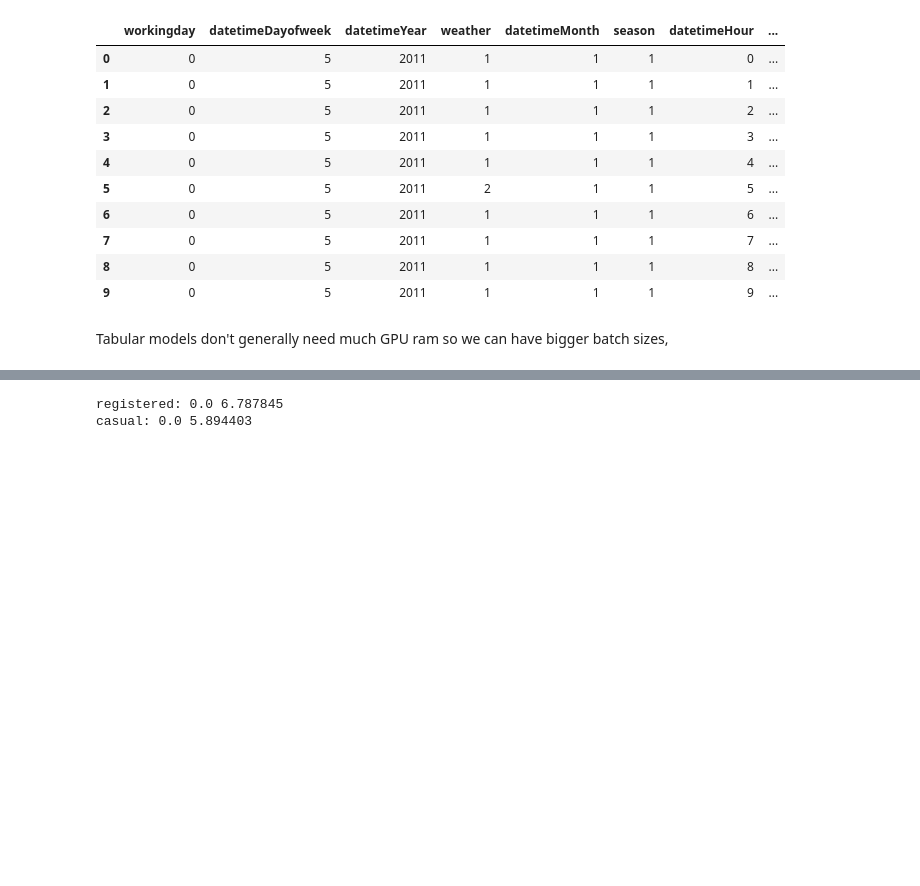
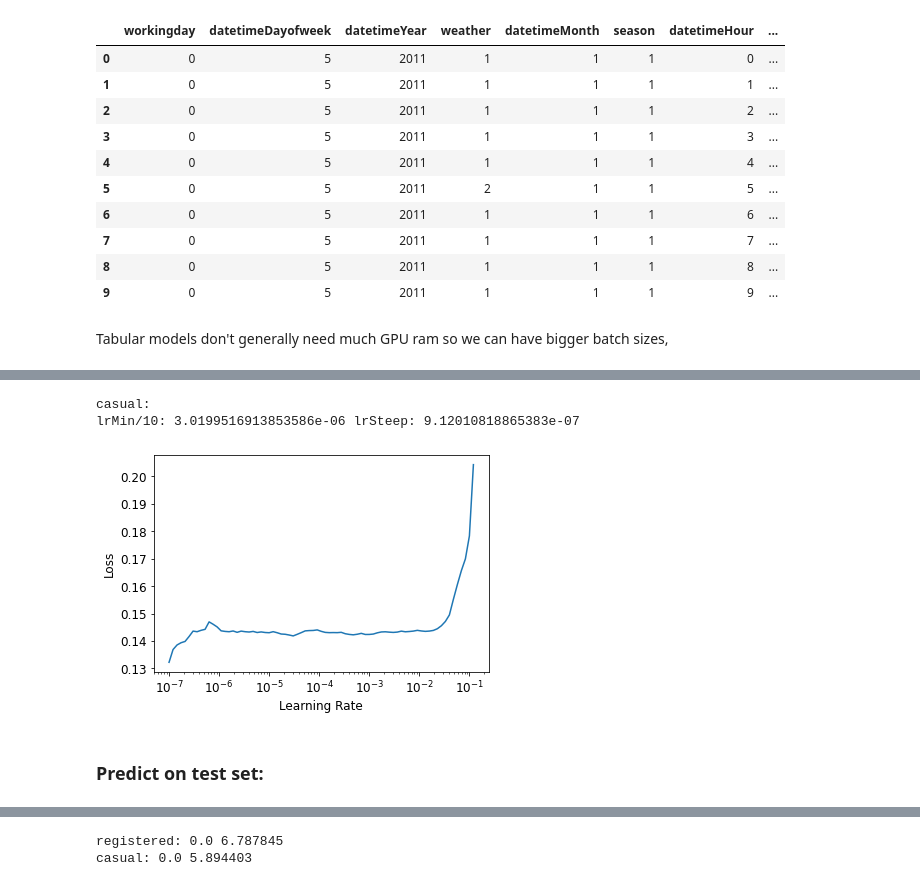
Before and after one commit to atticusmatticus/fastai_files, a Jupyter notebook: 09_bike_sharing_model-2.ipynb, the cells around one changed output, grey strips where cells are left out. Drawn from its saved outputs; the diff is of its cells as text; code cells hidden in the pictures; blank space fills up the shorter version.

```diff
--- a/09_bike_sharing_model-2.ipynb
+++ b/09_bike_sharing_model-2.ipynb
@@ -1260,0 +1397,2 @@ Tabular models don't generally need much GPU ram so we can have bigger batch siz
+# %%
+learn_c.fit_one_cycle(20, lr_max=lrMin_c)
@@ -1260,0 +1426,5 @@ Tabular models don't generally need much GPU ram so we can have bigger batch siz
+# %%
+lrMin_c,lrSteep_c = learn_c.lr_find()
+print('casual:')
+print('lrMin/10:', lrMin_c, 'lrSteep:', lrSteep_c)
+# %% [output]
@@ -1260,0 +1432,5 @@ Tabular models don't generally need much GPU ram so we can have bigger batch siz
+casual:
+lrMin/10: 3.0199516913853586e-06 lrSteep: 9.12010818865383e-07
+[figure, added]
+# %% [markdown]
+### Predict on test set:
```
Also changed, not shown: parts of 15 cells of this notebook.
